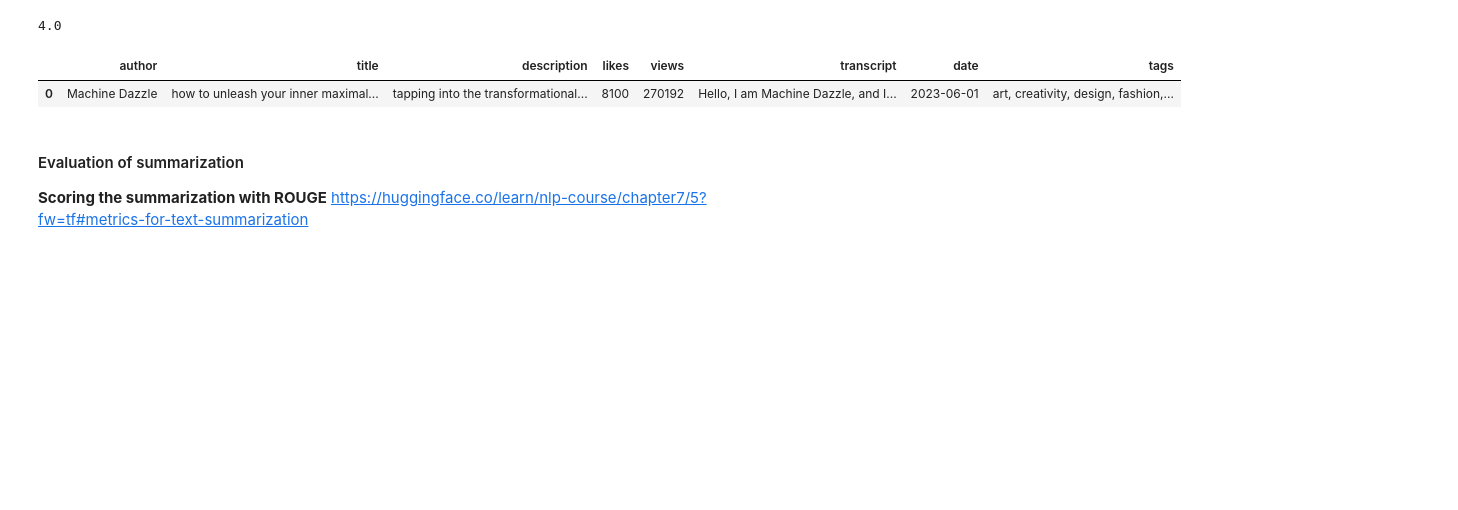
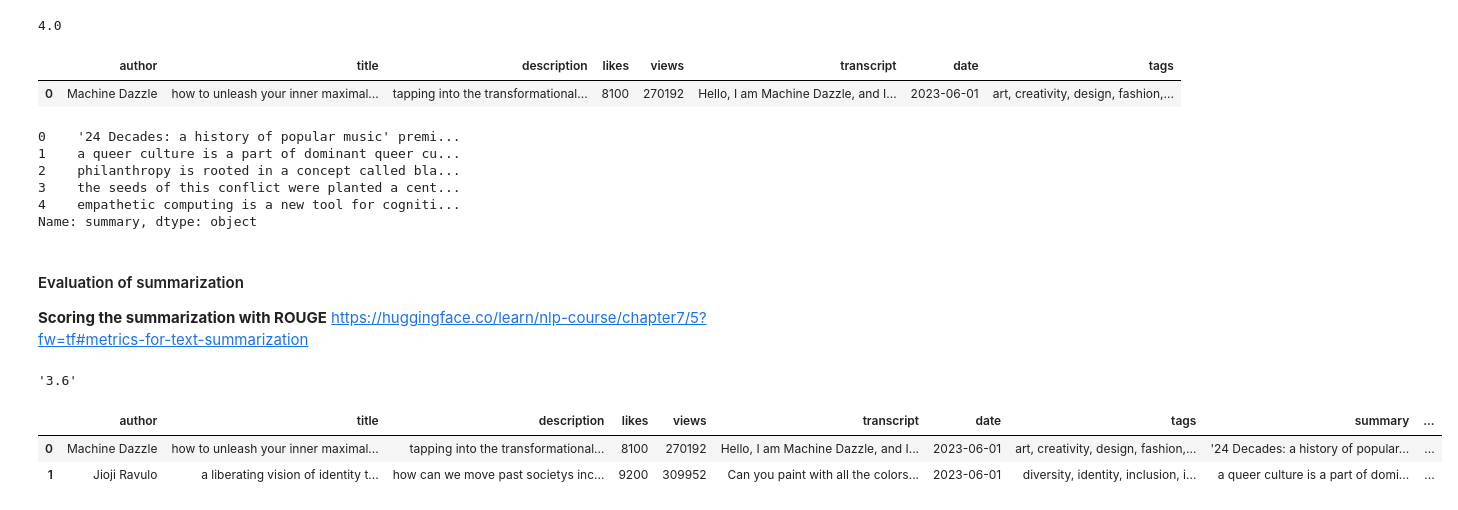
Before and after one commit to pokwir/Ted-Talks-Recommender-System, a Jupyter notebook: rough_work/models/t5/T5.ipynb, the cells around one changed output. Drawn from its saved outputs; the diff is of its cells as text; code cells hidden in the pictures; blank space fills up the shorter version.

```diff
--- a/rough_work/models/t5/T5.ipynb
+++ b/rough_work/models/t5/T5.ipynb
@@ -244,4 +252,17 @@ for idx in tqdm(df.index):
+# %%
+df['summary'].head()
+# %% [output]
+0    '24 Decades: a history of popular music' premi...
+1    a queer culture is a part of dominant queer cu...
+2    philanthropy is rooted in a concept called bla...
+3    the seeds of this conflict were planted a cent...
+4    empathetic computing is a new tool for cogniti...
+Name: summary, dtype: object
 # %% [markdown]
 #### Evaluation of summarization
 **Scoring the summarization with ROUGE**
 https://huggingface.co/learn/nlp-course/chapter7/5?fw=tf#metrics-for-text-summarization
+# %%
+similarity(df['summary'][0], df['description'][0])
+# %% [output]
+'3.6'
@@ -247,0 +277,6 @@ https://huggingface.co/learn/nlp-course/chapter7/5?fw=tf#metrics-for-text-summar
+# %%
+df.head(2)
+# %% [output]
+|  | author | title | description | likes | views | transcript | date | tags | summary | ... |
+| 0 | Machine Dazzle | how to unleash your inner maximal... | tapping into the transformational... | 8100 | 270192 | Hello, I am Machine Dazzle, and I... | 2023-06-01 | art, creativity, design, fashion,... | '24 Decades: a history of popular... | ... |
+| 1 | Jioji Ravulo | a liberating vision of identity t... | how can we move past societys inc... | 9200 | 309952 | Can you paint with all the colors... | 2023-06-01 | diversity, identity, inclusion, i... | a queer culture is a part of domi... | ... |
```
Also changed, not shown: parts of 13 cells of this notebook.
